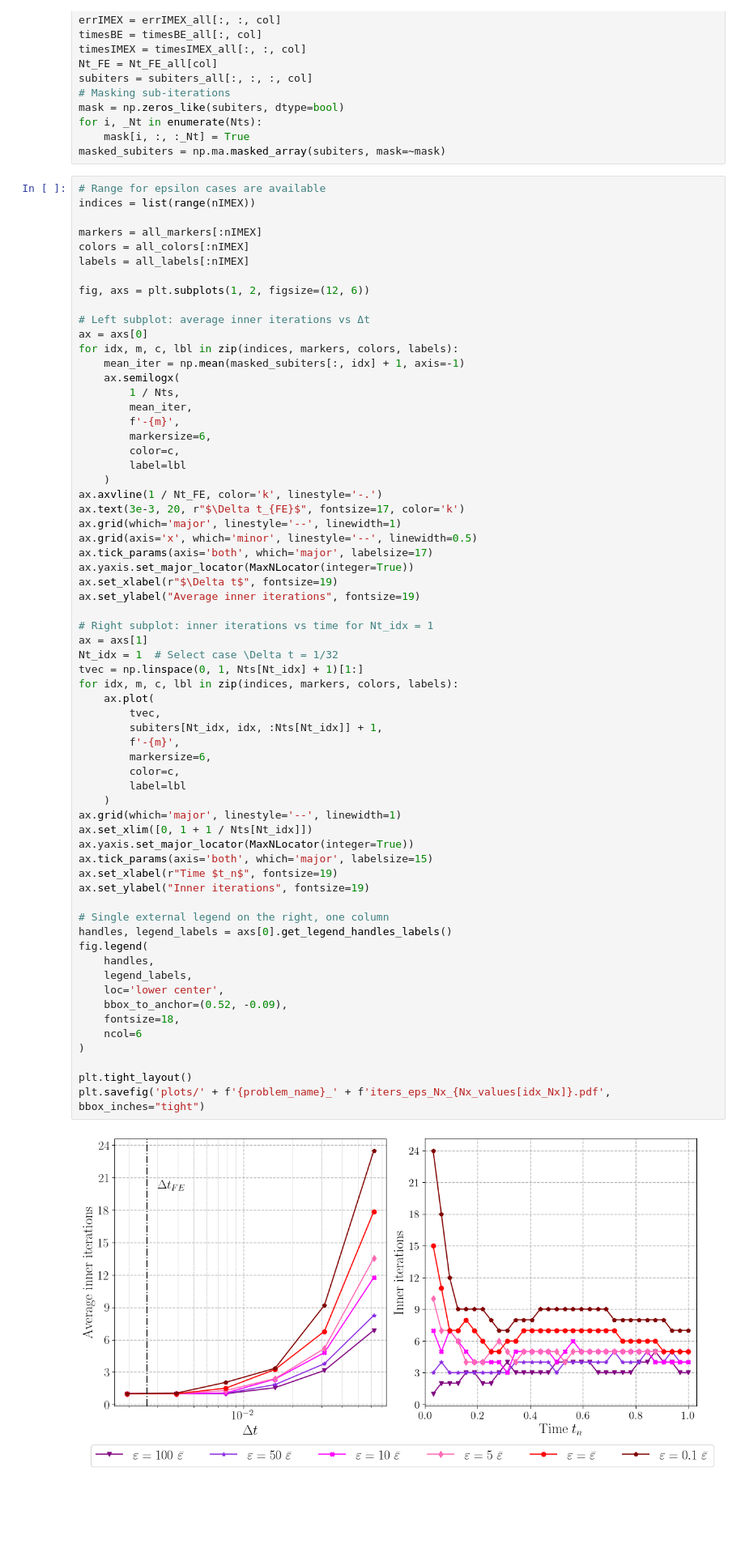
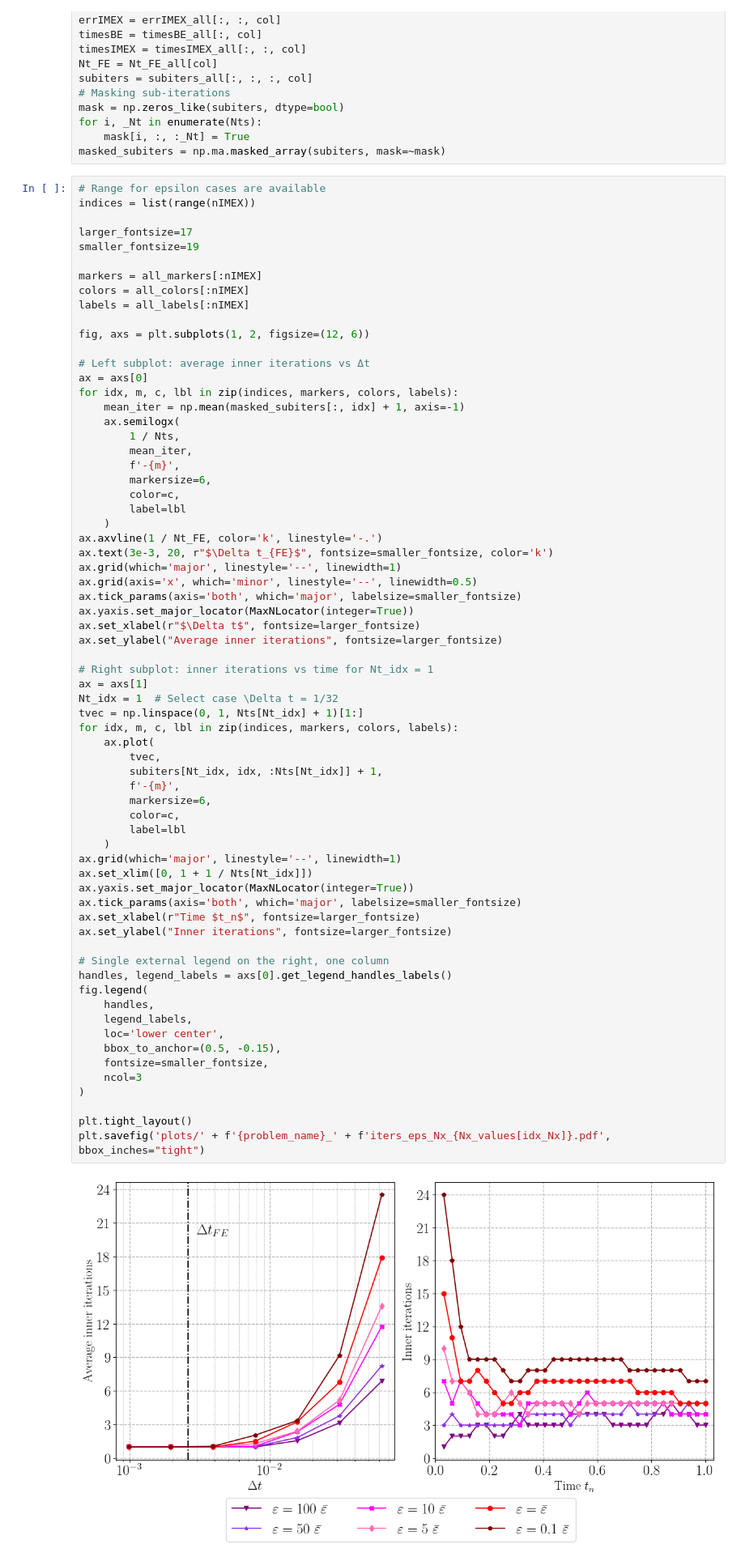
Before and after one commit to Fra-Sala/IMEX-RB, a Jupyter notebook: postprocessing/AdvDiff3D/EPSvsNt.ipynb, the cells around one changed output. Shown at 81% size. Cells and saved outputs as stored; diff of their text form; blank space fills up the shorter version.

```diff
--- a/postprocessing/AdvDiff3D/EPSvsNt.ipynb
+++ b/postprocessing/AdvDiff3D/EPSvsNt.ipynb
@@ -197,6 +195,9 @@ masked_subiters = np.ma.masked_array(subiters, mask=~mask)
 # %%
 # Range for epsilon cases are available
 indices = list(range(nIMEX))
+
+larger_fontsize=17
+smaller_fontsize=19
 
 markers = all_markers[:nIMEX]
 colors = all_colors[:nIMEX]
@@ -217,46 +218,46 @@ for idx, m, c, lbl in zip(indices, markers, colors, labels):
         label=lbl
     )
 ax.axvline(1 / Nt_FE, color='k', linestyle='-.')
-ax.text(3e-3, 20, r"$\Delta t_{FE}$", fontsize=17, color='k')
+ax.text(3e-3, 20, r"$\Delta t_{FE}$", fontsize=smaller_fontsize, color='k')
 ax.grid(which='major', linestyle='--', linewidth=1)
 ax.grid(axis='x', which='minor', linestyle='--', linewidth=0.5)
-ax.tick_params(axis='both', which='major', labelsize=17)
+ax.tick_params(axis='both', which='major', labelsize=smaller_fontsize)
 ax.yaxis.set_major_locator(MaxNLocator(integer=True))
-ax.set_xlabel(r"$\Delta t$", fontsize=19)
-ax.set_ylabel("Average inner iterations", fontsize=19)
+ax.set_xlabel(r"$\Delta t$", fontsize=larger_fontsize)
+ax.set_ylabel("Average inner iterations", fontsize=larger_fontsize)
 
 # Right subplot: inner iterations vs time for Nt_idx = 1
 ax = axs[1]
 Nt_idx = 1  # Select case \Delta t = 1/32
 tvec = np.linspace(0, 1, Nts[Nt_idx] + 1)[1:]
 for idx, m, c, lbl in zip(indices, markers, colors, labels):
     ax.plot(
         tvec,
         subiters[Nt_idx, idx, :Nts[Nt_idx]] + 1,
         f'-{m}',
         markersize=6,
         color=c,
         label=lbl
     )
 ax.grid(which='major', linestyle='--', linewidth=1)
 ax.set_xlim([0, 1 + 1 / Nts[Nt_idx]])
 ax.yaxis.set_major_locator(MaxNLocator(integer=True))
-ax.tick_params(axis='both', which='major', labelsize=15)
-ax.set_xlabel(r"Time $t_n$", fontsize=19)
-ax.set_ylabel("Inner iterations", fontsize=19)
+ax.tick_params(axis='both', which='major', labelsize=smaller_fontsize)
+ax.set_xlabel(r"Time $t_n$", fontsize=larger_fontsize)
+ax.set_ylabel("Inner iterations", fontsize=larger_fontsize)
 
 # Single external legend on the right, one column
 handles, legend_labels = axs[0].get_legend_handles_labels()
 fig.legend(
     handles,
     legend_labels,
     loc='lower center',
-    bbox_to_anchor=(0.52, -0.09),
-    fontsize=18,
-    ncol=6
+    bbox_to_anchor=(0.5, -0.15),
+    fontsize=smaller_fontsize,
+    ncol=3
 )
 
 plt.tight_layout()
 plt.savefig('plots/' + f'{problem_name}_' + f'iters_eps_Nx_{Nx_values[idx_Nx]}.pdf', bbox_inches="tight")
 # %% [output]
-[figure, old version]
+[figure, new version]
```
Also changed, not shown: parts of 1 cell of this notebook, 3 other files.
